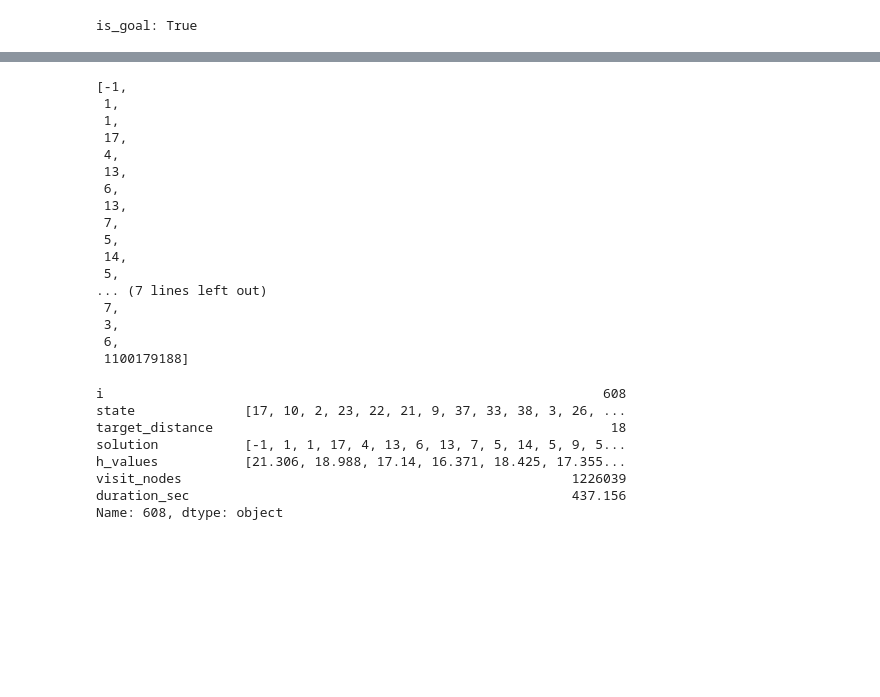
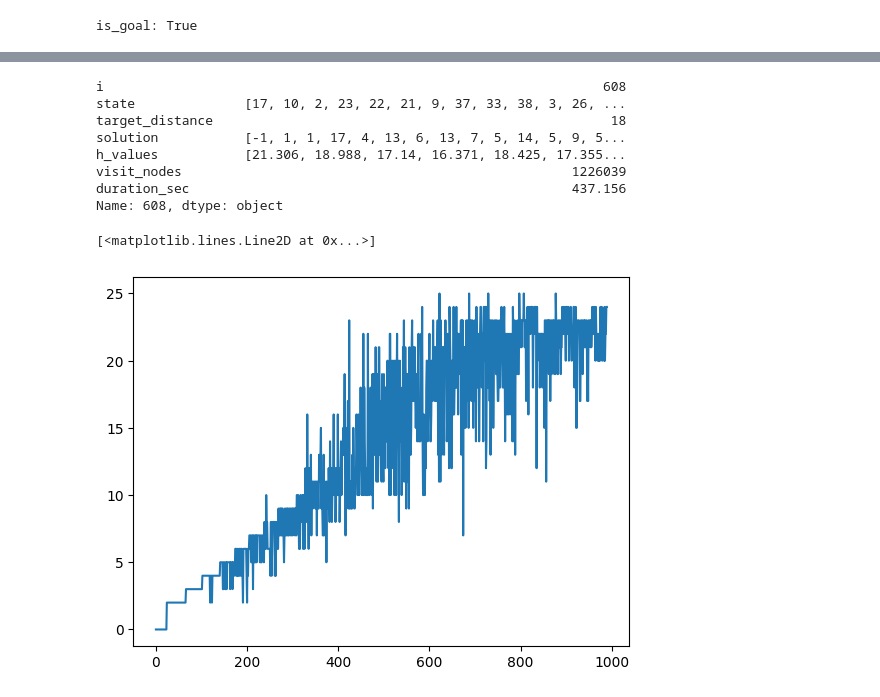
Before and after one commit to tttzof351/DeepDeepCube, a Jupyter notebook: notebooks/playground.ipynb, the cells around one changed output, grey strips where cells are left out. Saved outputs shown, nothing was run; the diff lists cells and outputs as text; code cells hidden in the pictures; blank space fills up the shorter version.

```diff
--- a/notebooks/playground.ipynb
+++ b/notebooks/playground.ipynb
@@ -129,23 +190,3 @@ Real action: 13
-# %%
-solution
-# %% [output]
-[-1,
- 1,
- 1,
- 17,
- 4,
- 13,
- 6,
- 13,
- 7,
- 5,
- 14,
- 5,
-... (7 lines left out)
- 7,
- 3,
- 6,
- 1100179188]
 # %%
 df.iloc[608]
 # %% [output]
@@ -157,6 +198,11 @@ h_values           [21.306, 18.988, 17.14, 16.371, 18.425, 17.355...
 visit_nodes                                                  1226039
 duration_sec                                                 437.156
 Name: 608, dtype: object
+# %%
+plt.plot([len(s) for s in df["solution"]])
+# %% [output]
+[<matplotlib.lines.Line2D at 0x...>]
+[figure, added]
 # %%
 df
 # %% [output]
```
Also changed, not shown: parts of 18 cells of this notebook, 4 other files.
